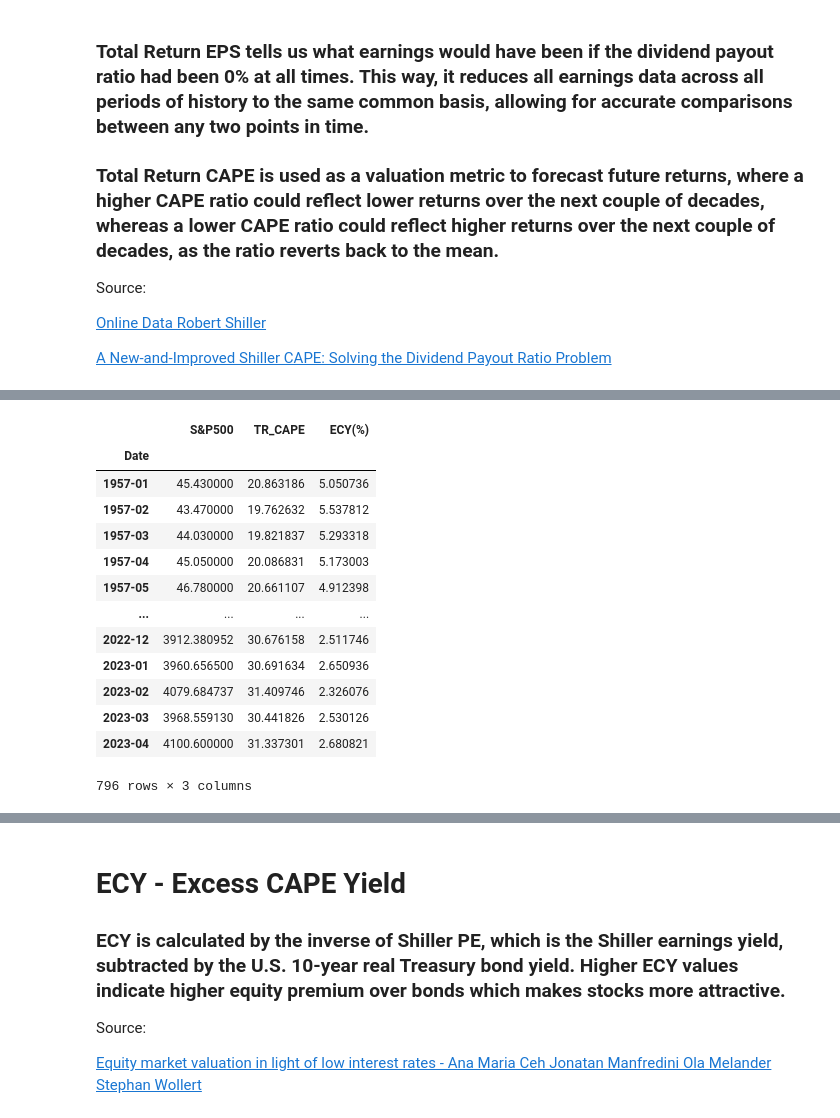
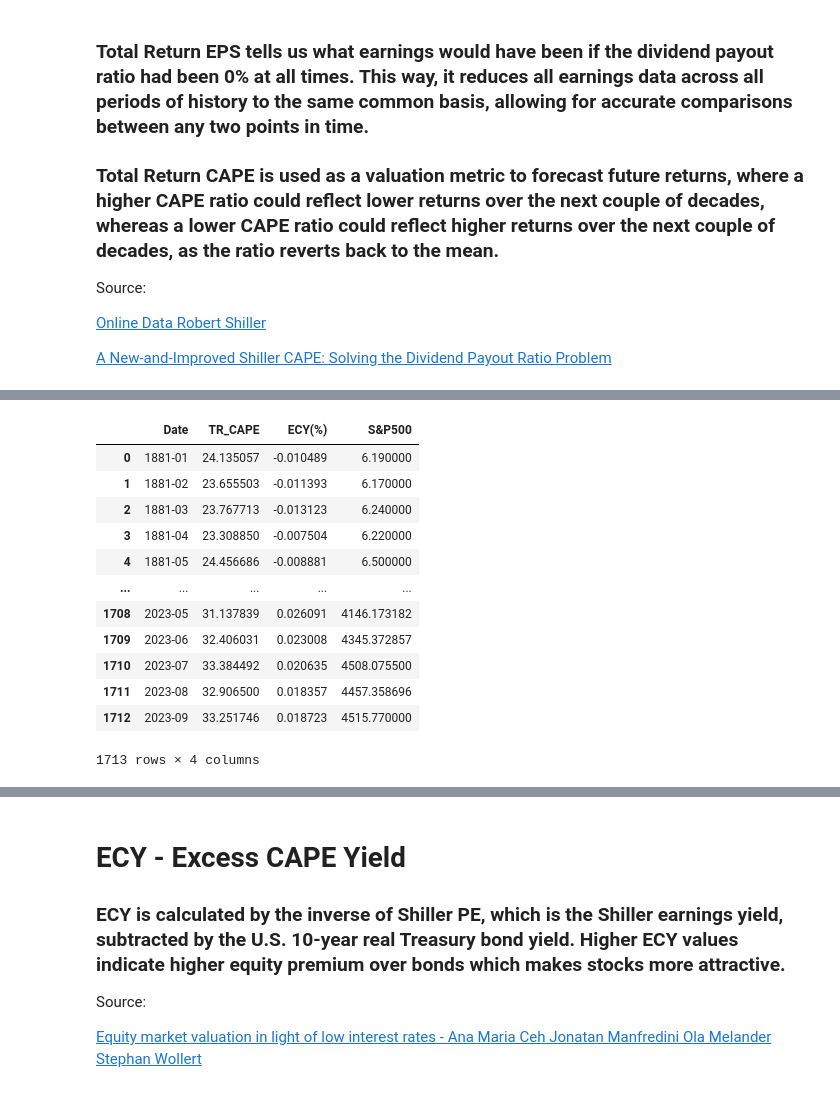
Before and after one commit to dbogatic/market_valuation, a Jupyter notebook: tr_cape.ipynb, the cells around one changed output, grey strips where cells are left out. Drawn from its saved outputs; the diff is of its cells as text; code cells hidden in the pictures.

```diff
--- a/tr_cape.ipynb
+++ b/tr_cape.ipynb
@@ -36,27 +21,0 @@ DatetimeIndex(['1881-01-31', '1881-02-28', '1881-03-31', '1881-04-30',
-# %%
-# Read in TR_CAPE and S&P 500 data from Online Data Robert Shiller, drop nans, convert Date to str, edit Date column,
-# Convert to datetime, set date as index, edit column names.
-tr_cape = pd.read_excel('resources/TR_CAPE.xlsx', skiprows=(7)).dropna()
-tr_cape = tr_cape.drop(columns='Date')
-tr_cape['Date'] = dates
-tr_cape['Date'] = pd.to_datetime(tr_cape['Date']).dt.strftime('%Y-%m')
-tr_cape = tr_cape.rename(columns= {'P':'S&P500', 'TR CAPE':'TR_CAPE', 'Yield':'ECY(%)'})
-tr_cape = tr_cape.set_index('Date')
-tr_cape['ECY(%)'] = tr_cape['ECY(%)']*100
-tr_cape = tr_cape.loc['1957':]
-tr_cape
-# %% [output]
-|  | S&P500 | TR_CAPE | ECY(%) |
-| Date |  |  |  |
-| 1957-01 | 45.430000 | 20.863186 | 5.050736 |
-| 1957-02 | 43.470000 | 19.762632 | 5.537812 |
-| 1957-03 | 44.030000 | 19.821837 | 5.293318 |
-| 1957-04 | 45.050000 | 20.086831 | 5.173003 |
-| 1957-05 | 46.780000 | 20.661107 | 4.912398 |
-| ... | ... | ... | ... |
-| 2022-12 | 3912.380952 | 30.676158 | 2.511746 |
-| 2023-01 | 3960.656500 | 30.691634 | 2.650936 |
-| 2023-02 | 4079.684737 | 31.409746 | 2.326076 |
-| 2023-03 | 3968.559130 | 30.441826 | 2.530126 |
-| 2023-04 | 4100.600000 | 31.337301 | 2.680821 |
-796 rows × 3 columns
@@ -62,0 +31,25 @@ tr_cape
+# %%
+# Read in saved excel file
+tr_cape = pd.read_excel('resources/tr_cape.xlsx')
+
+# Convert the 'Date' column to a year-month format (YYYY-MM)
+tr_cape['Date'] = tr_cape['Date'].astype(str).str.replace('.', '-')
+
+# Drop duplicate column, rename columns
+tr_cape = tr_cape.drop(columns='Unnamed: 0').rename(columns={'TR CAPE':'TR_CAPE','Yield':'ECY(%)','P':'S&P500'})
+
+tr_cape
+# %% [output]
+|  | Date | TR_CAPE | ECY(%) | S&P500 |
+| 0 | 1881-01 | 24.135057 | -0.010489 | 6.190000 |
+| 1 | 1881-02 | 23.655503 | -0.011393 | 6.170000 |
+| 2 | 1881-03 | 23.767713 | -0.013123 | 6.240000 |
+| 3 | 1881-04 | 23.308850 | -0.007504 | 6.220000 |
+| 4 | 1881-05 | 24.456686 | -0.008881 | 6.500000 |
+| ... | ... | ... | ... | ... |
+| 1708 | 2023-05 | 31.137839 | 0.026091 | 4146.173182 |
+| 1709 | 2023-06 | 32.406031 | 0.023008 | 4345.372857 |
+| 1710 | 2023-07 | 33.384492 | 0.020635 | 4508.075500 |
+| 1711 | 2023-08 | 32.906500 | 0.018357 | 4457.358696 |
+| 1712 | 2023-09 | 33.251746 | 0.018723 | 4515.770000 |
+1713 rows × 4 columns
```
Also changed, not shown: parts of 9 cells of this notebook, 6 other files.
